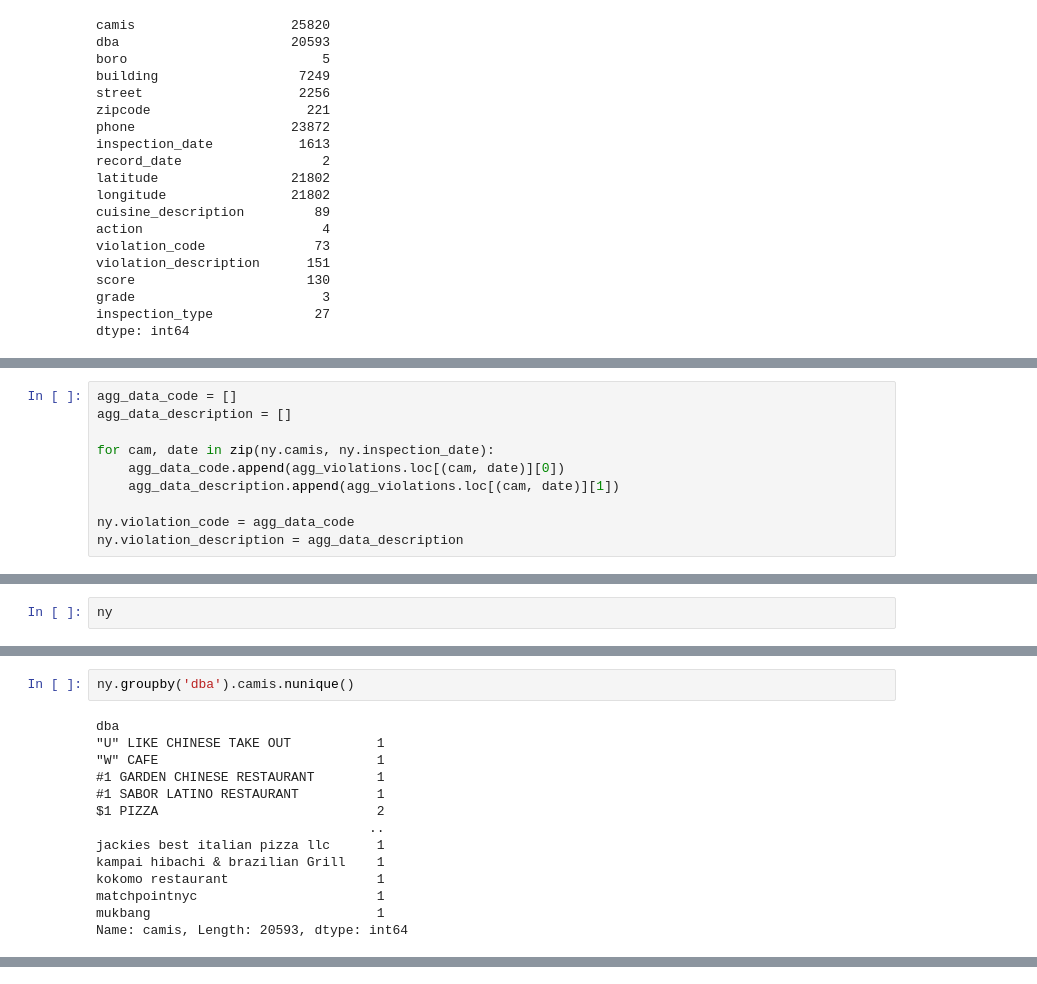
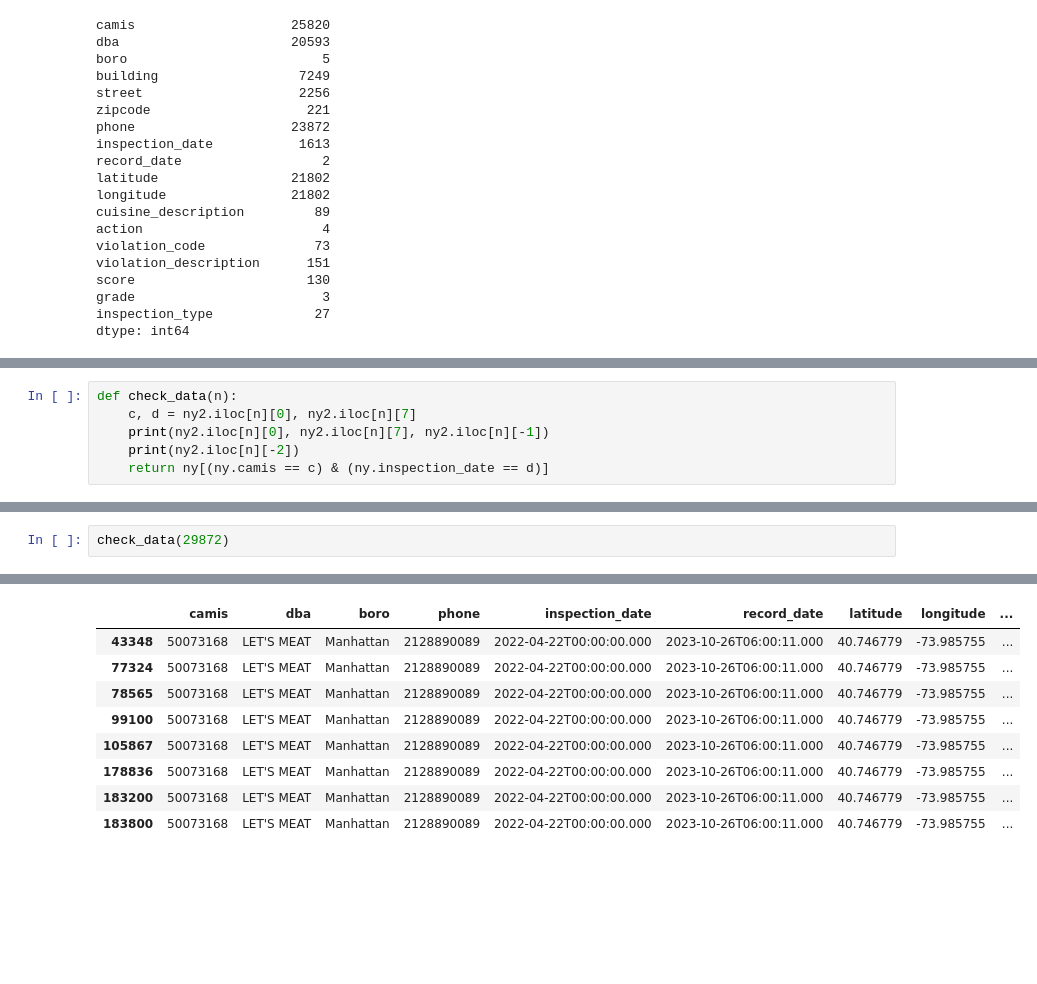
Before and after one commit to Somerville-2023/New-York-health-Inspection-Prediction, a Jupyter notebook: nick-folder/nick_work.ipynb, the cells around one changed output, grey strips where cells are left out. Drawn from its saved outputs; the diff is of its cells as text; blank space fills up the shorter version.

```diff
--- a/nick-folder/nick_work.ipynb
+++ b/nick-folder/nick_work.ipynb
@@ -438,10 +386,0 @@ zip(ny.camis, ny.inspection_date)
-# %%
-agg_data_code = []
-agg_data_description = []
-
-for cam, date in zip(ny.camis, ny.inspection_date):
-    agg_data_code.append(agg_violations.loc[(cam, date)][0])
-    agg_data_description.append(agg_violations.loc[(cam, date)][1])
-
-ny.violation_code = agg_data_code
-ny.violation_description = agg_data_description
@@ -448,2 +465,6 @@ ny.violation_description = agg_data_description
 # %%
-ny
+def check_data(n):
+    c, d = ny2.iloc[n][0], ny2.iloc[n][7]
+    print(ny2.iloc[n][0], ny2.iloc[n][7], ny2.iloc[n][-1])
+    print(ny2.iloc[n][-2])
+    return ny[(ny.camis == c) & (ny.inspection_date == d)]
@@ -500,16 +471,3 @@ agg_data[0]
-# %%
-ny.groupby('dba').camis.nunique()
-# %% [output]
-dba
-"U" LIKE CHINESE TAKE OUT           1
-"W" CAFE                            1
-#1 GARDEN CHINESE RESTAURANT        1
-#1 SABOR LATINO RESTAURANT          1
-$1 PIZZA                            2
-                                   ..
-jackies best italian pizza llc      1
-kampai hibachi & brazilian Grill    1
-kokomo restaurant                   1
-matchpointnyc                       1
-mukbang                             1
-Name: camis, Length: 20593, dtype: int64
+# %%
+check_data(29872)
+# %% [output]
@@ -515,0 +476,9 @@ Name: camis, Length: 20593, dtype: int64
+|  | camis | dba | boro | phone | inspection_date | record_date | latitude | longitude | ... |
+| 43348 | 50073168 | LET'S MEAT | Manhattan | 2128890089 | 2022-04-22T00:00:00.000 | 2023-10-26T06:00:11.000 | 40.746779 | -73.985755 | ... |
+| 77324 | 50073168 | LET'S MEAT | Manhattan | 2128890089 | 2022-04-22T00:00:00.000 | 2023-10-26T06:00:11.000 | 40.746779 | -73.985755 | ... |
+| 78565 | 50073168 | LET'S MEAT | Manhattan | 2128890089 | 2022-04-22T00:00:00.000 | 2023-10-26T06:00:11.000 | 40.746779 | -73.985755 | ... |
+| 99100 | 50073168 | LET'S MEAT | Manhattan | 2128890089 | 2022-04-22T00:00:00.000 | 2023-10-26T06:00:11.000 | 40.746779 | -73.985755 | ... |
+| 105867 | 50073168 | LET'S MEAT | Manhattan | 2128890089 | 2022-04-22T00:00:00.000 | 2023-10-26T06:00:11.000 | 40.746779 | -73.985755 | ... |
+| 178836 | 50073168 | LET'S MEAT | Manhattan | 2128890089 | 2022-04-22T00:00:00.000 | 2023-10-26T06:00:11.000 | 40.746779 | -73.985755 | ... |
+| 183200 | 50073168 | LET'S MEAT | Manhattan | 2128890089 | 2022-04-22T00:00:00.000 | 2023-10-26T06:00:11.000 | 40.746779 | -73.985755 | ... |
+| 183800 | 50073168 | LET'S MEAT | Manhattan | 2128890089 | 2022-04-22T00:00:00.000 | 2023-10-26T06:00:11.000 | 40.746779 | -73.985755 | ... |
```
Also changed, not shown: parts of 23 cells of this notebook, 1 other file.
